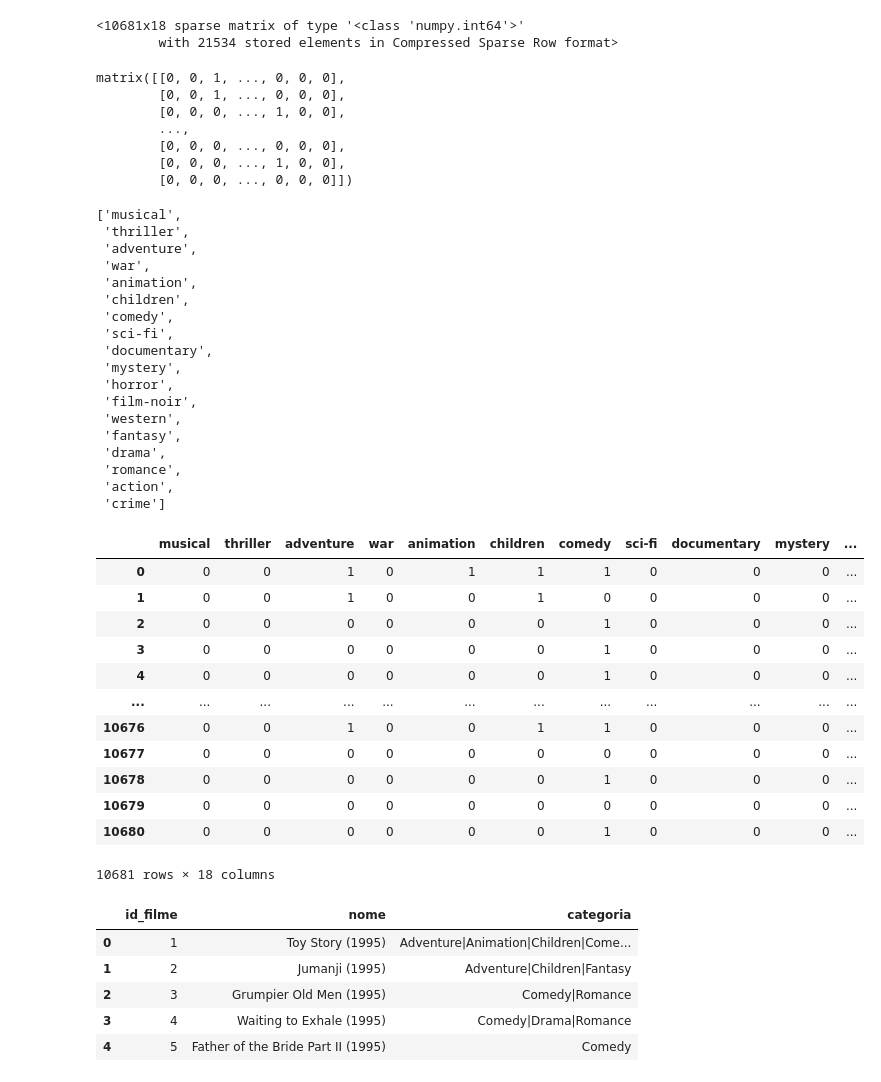
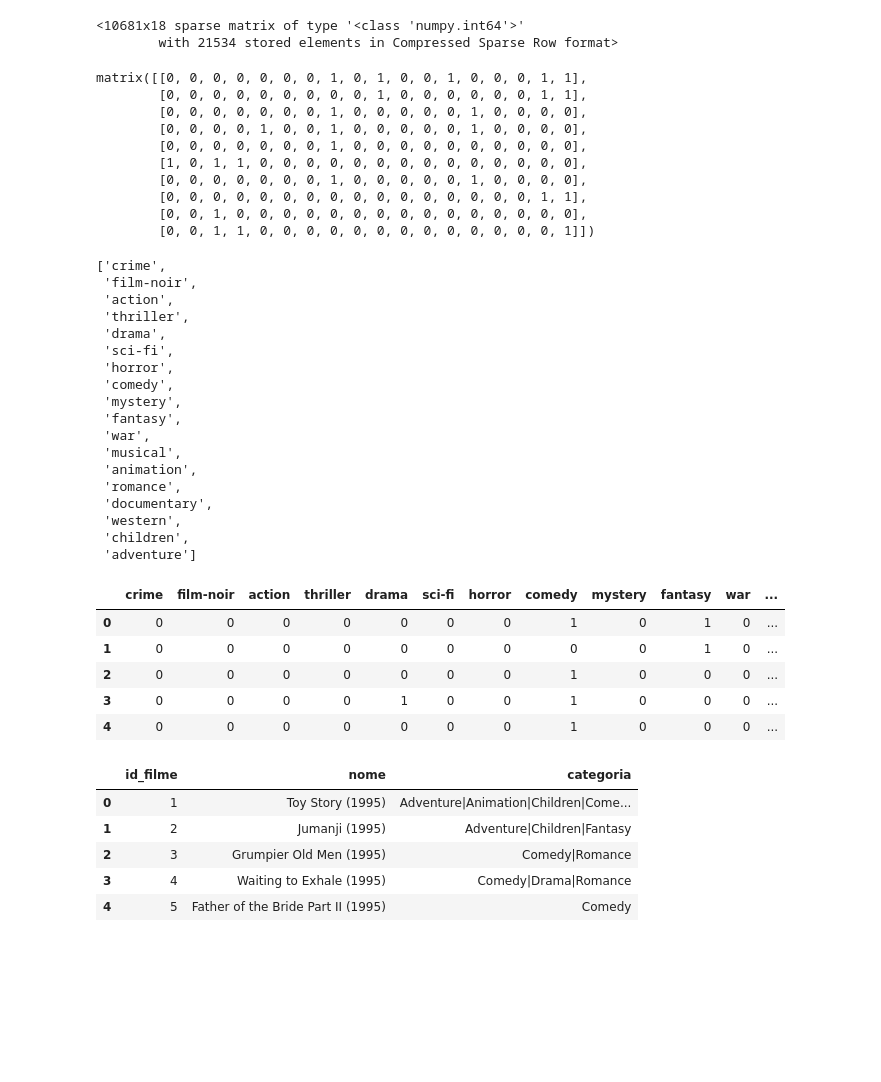
Before and after one commit to Tiagoeem/Mineracao_de_Dados-PosGraduacao, a Jupyter notebook: Aulas (Desenvolvimento em sala-PBL)/2020/Clusterizacao e Analise Descritiva (Sistema de Recomendacao)/AnaliseDescritiva_Filmes_emSala.ipynb, the cells around one changed output. Saved outputs shown, nothing was run; the diff lists cells and outputs as text; code cells hidden in the pictures; blank space fills up the shorter version.

```diff
--- a/Aulas (Desenvolvimento em sala-PBL)/2020/Clusterizacao e Analise Descritiva (Sistema de Recomendacao)/AnaliseDescritiva_Filmes_emSala.ipynb
+++ b/Aulas (Desenvolvimento em sala-PBL)/2020/Clusterizacao e Analise Descritiva (Sistema de Recomendacao)/AnaliseDescritiva_Filmes_emSala.ipynb
@@ -21,6 +35,6 @@ Este Exemplo: https://grouplens.org/datasets/movielens/10m/
 # Carregar um arquivo csv para um dataframe
 # Documentação do comando: https://pandas.pydata.org/pandas-docs/stable/reference/api/pandas.read_csv.html
 # Carregando CSV dos filmes
-df_filmes = pd.read_csv('/content/drive/My Drive/Colab Notebooks (1)/mineracao/sistema_recomendacao/filmes/movies.dat', sep='::', names=['id_filme', 'nome', 'categoria'])
-df_filmes.head()
+df_filmes = pd.read_csv('/content/drive/My Drive/Colab Notebooks/mineracao/sistema_recomendacao/filmes/movies.dat', sep='::', names=['id_filme', 'nome', 'categoria'])
+df_filmes.head(3)
 # %% [output]
@@ -768,54 +671,50 @@ matriz_cat
 <10681x18 sparse matrix of type '<class 'numpy.int64'>'
         with 21534 stored elements in Compressed Sparse Row format>
 # %%
-matriz_cat.todense()
+matriz_cat.todense()[:10,:]
 # %% [output]
-matrix([[0, 0, 1, ..., 0, 0, 0],
-        [0, 0, 1, ..., 0, 0, 0],
-        [0, 0, 0, ..., 1, 0, 0],
-        ...,
-        [0, 0, 0, ..., 0, 0, 0],
-        [0, 0, 0, ..., 1, 0, 0],
-        [0, 0, 0, ..., 0, 0, 0]])
+matrix([[0, 0, 0, 0, 0, 0, 0, 1, 0, 1, 0, 0, 1, 0, 0, 0, 1, 1],
+        [0, 0, 0, 0, 0, 0, 0, 0, 0, 1, 0, 0, 0, 0, 0, 0, 1, 1],
+        [0, 0, 0, 0, 0, 0, 0, 1, 0, 0, 0, 0, 0, 1, 0, 0, 0, 0],
+        [0, 0, 0, 0, 1, 0, 0, 1, 0, 0, 0, 0, 0, 1, 0, 0, 0, 0],
+        [0, 0, 0, 0, 0, 0, 0, 1, 0, 0, 0, 0, 0, 0, 0, 0, 0, 0],
+        [1, 0, 1, 1, 0, 0, 0, 0, 0, 0, 0, 0, 0, 0, 0, 0, 0, 0],
+        [0, 0, 0, 0, 0, 0, 0, 1, 0, 0, 0, 0, 0, 1, 0, 0, 0, 0],
+        [0, 0, 0, 0, 0, 0, 0, 0, 0, 0, 0, 0, 0, 0, 0, 0, 1, 1],
+        [0, 0, 1, 0, 0, 0, 0, 0, 0, 0, 0, 0, 0, 0, 0, 0, 0, 0],
+        [0, 0, 1, 1, 0, 0, 0, 0, 0, 0, 0, 0, 0, 0, 0, 0, 0, 1]])
 # %%
 # nome das colunas
 vectorizer.get_feature_names()
 # %% [output]
-['musical',
+['crime',
+ 'film-noir',
+ 'action',
  'thriller',
- 'adventure',
+ 'drama',
+ 'sci-fi',
+ 'horror',
+ 'comedy',
+ 'mystery',
+ 'fantasy',
  'war',
+ 'musical',
  'animation',
+ 'romance',
+ 'documentary',
+ 'western',
  'children',
- 'comedy',
- 'sci-fi',
- 'documentary',
- 'mystery',
- 'horror',
- 'film-noir',
- 'western',
- 'fantasy',
- 'drama',
- 'romance',
- 'action',
- 'crime']
+ 'adventure']
 # %%
 df_categoria_onehot = pd.DataFrame(data=matriz_cat.todense(), columns=vectorizer.get_feature_names() )
-df_categoria_onehot
+df_categoria_onehot.head()
 # %% [output]
-|  | musical | thriller | adventure | war | animation | children | comedy | sci-fi | documentary | mystery | ... |
-| 0 | 0 | 0 | 1 | 0 | 1 | 1 | 1 | 0 | 0 | 0 | ... |
-| 1 | 0 | 0 | 1 | 0 | 0 | 1 | 0 | 0 | 0 | 0 | ... |
-| 2 | 0 | 0 | 0 | 0 | 0 | 0 | 1 | 0 | 0 | 0 | ... |
-| 3 | 0 | 0 | 0 | 0 | 0 | 0 | 1 | 0 | 0 | 0 | ... |
-| 4 | 0 | 0 | 0 | 0 | 0 | 0 | 1 | 0 | 0 | 0 | ... |
-| ... | ... | ... | ... | ... | ... | ... | ... | ... | ... | ... | ... |
-| 10676 | 0 | 0 | 1 | 0 | 0 | 1 | 1 | 0 | 0 | 0 | ... |
-| 10677 | 0 | 0 | 0 | 0 | 0 | 0 | 0 | 0 | 0 | 0 | ... |
-| 10678 | 0 | 0 | 0 | 0 | 0 | 0 | 1 | 0 | 0 | 0 | ... |
-| 10679 | 0 | 0 | 0 | 0 | 0 | 0 | 0 | 0 | 0 | 0 | ... |
-| 10680 | 0 | 0 | 0 | 0 | 0 | 0 | 1 | 0 | 0 | 0 | ... |
+|  | crime | film-noir | action | thriller | drama | sci-fi | horror | comedy | mystery | fantasy | war | ... |
+| 0 | 0 | 0 | 0 | 0 | 0 | 0 | 0 | 1 | 0 | 1 | 0 | ... |
+| 1 | 0 | 0 | 0 | 0 | 0 | 0 | 0 | 0 | 0 | 1 | 0 | ... |
+| 2 | 0 | 0 | 0 | 0 | 0 | 0 | 0 | 1 | 0 | 0 | 0 | ... |
+| 3 | 0 | 0 | 0 | 0 | 1 | 0 | 0 | 1 | 0 | 0 | 0 | ... |
+| 4 | 0 | 0 | 0 | 0 | 0 | 0 | 0 | 1 | 0 | 0 | 0 | ... |
-10681 rows × 18 columns
 # %%
 df_filmes.head()
 # %% [output]
```
Also changed, not shown: parts of 53 cells of this notebook.
